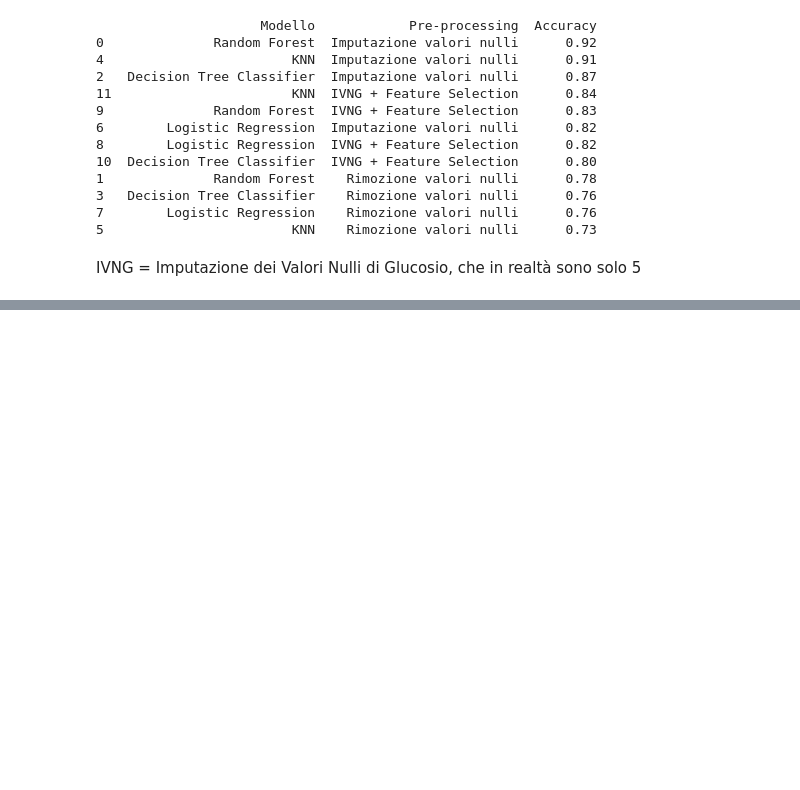
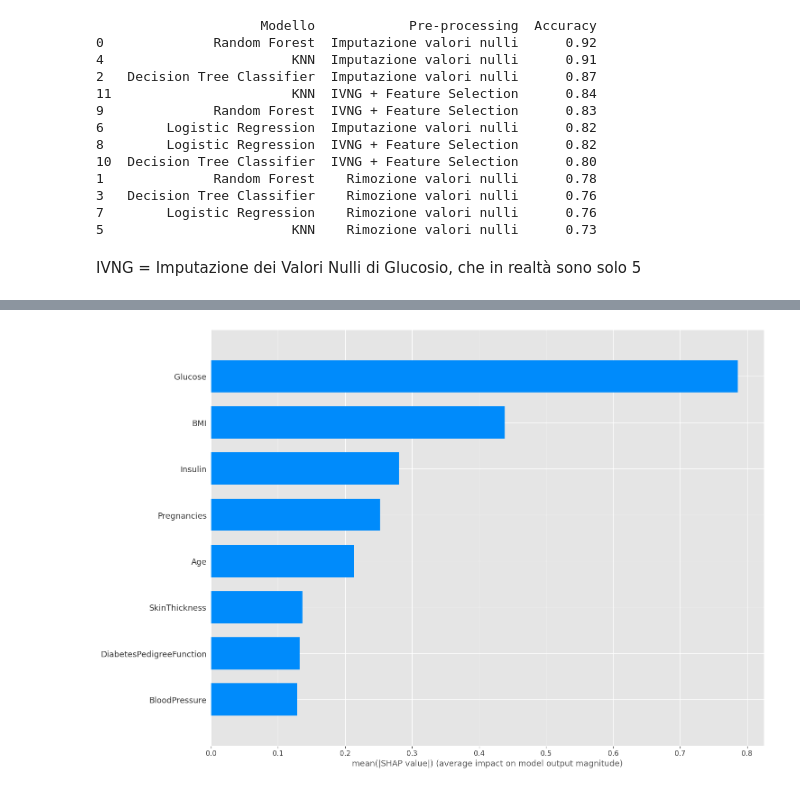
Before and after one commit to FrancescaSaraco/Tirocinio, a Jupyter notebook: diabeteNotebook.ipynb, the cells around one changed output, grey strips where cells are left out. Cells and saved outputs as stored; diff of their text form; code cells hidden in the pictures; blank space fills up the shorter version.

```diff
--- a/diabeteNotebook.ipynb
+++ b/diabeteNotebook.ipynb
@@ -1422,0 +1541,12 @@ IVNG = Imputazione dei Valori Nulli di Glucosio, che in realtà sono solo 5
+# %%
+reg.fit(x_train, y_train)
+explainer_kp = shap.Explainer(reg, x_train)
+shap_values_kp = explainer_kp.shap_values(x_test)
+
+# Estrai i valori SHAP per la classe positiva
+shap_values_kp = explainer_kp.shap_values(x_test)
+
+# Genera il grafico a barre con tutte le feature
+shap.summary_plot(shap_values_kp, x_test, plot_type="bar", max_display=8, plot_size=(15, 10))
+# %% [output]
+[figure, added]
```
Also changed, not shown: parts of 19 cells of this notebook.
